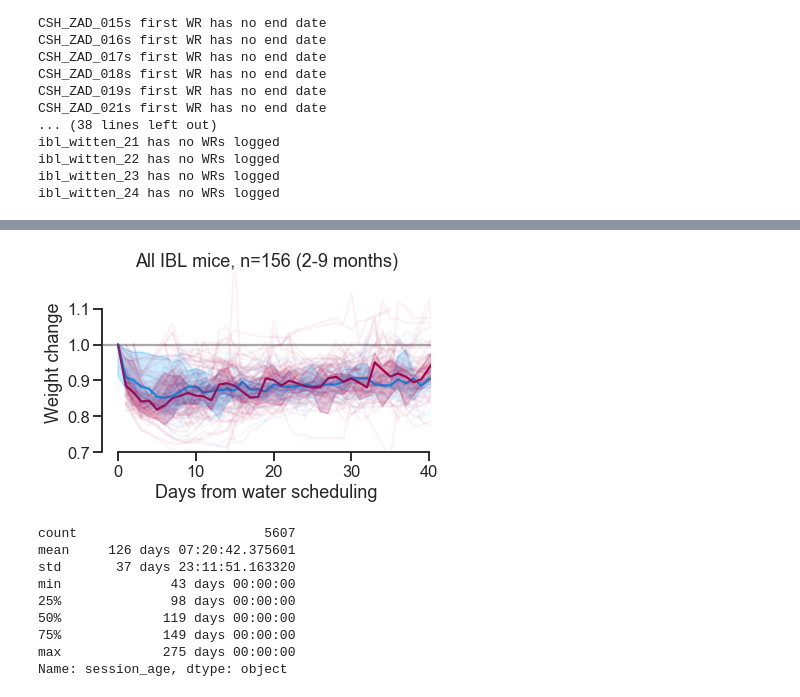
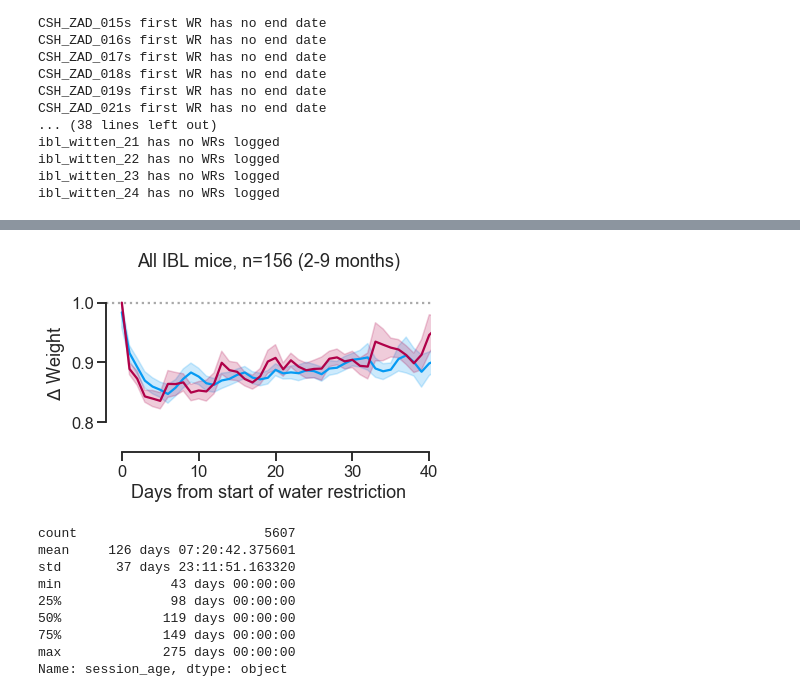
Before and after one commit to int-brain-lab/citricAcid, a Jupyter notebook: brainwidemap_mice.ipynb, the cells around one changed output, grey strips where cells are left out. Drawn from its saved outputs; the diff is of its cells as text; code cells hidden in the pictures.

```diff
--- a/brainwidemap_mice.ipynb
+++ b/brainwidemap_mice.ipynb
@@ -142,33 +150,33 @@ df.session_age.describe()
 # %%
 ## NOW PLOT
 
 condition_order = [ "restr", "CA"]
 palette = sns.xkcd_palette(['azure', 'raspberry'])
 f, ax = plt.subplots(ncols=1, nrows=1, figsize=[6, 4])
 
 # df_group = df.groupby(['lab_name', 'day_restr', 'weekend_water_regime'])['avg_weight'].mean().reset_index()
 # sns.lineplot(data=df_group, x='day_restr', y='avg_weight', hue='weekend_water_regime',
 #                  palette=palette, hue_order=condition_order, ax=ax[0], legend=False)
 # ax[0].set_xlim([-2, 40])
 
 df_group = df.groupby(['lab_name', 'day_restr', 'weekend_water_regime'])['norm_weight'].mean().reset_index()
-sns.lineplot(data=df_group, x='day_restr', y='norm_weight', hue='weekend_water_regime',
-                 palette=palette, hue_order=condition_order, ax=ax, legend=False,
-                err_style='band', estimator=np.median)
 sns.lineplot(data=df, x='day_restr', y='norm_weight', hue='weekend_water_regime',
                  palette=palette, hue_order=condition_order, ax=ax, legend=False,
-                estimator=None, units='subject_nickname', alpha=0.05)
+                err_style='band')
+# sns.lineplot(data=df, x='day_restr', y='norm_weight', hue='weekend_water_regime',
+#                  palette=palette, hue_order=condition_order, ax=ax, legend=False,
+#                 estimator=None, units='subject_nickname', alpha=0.05)
 ax.set_xlim([-2, 40.2])
-ax.set_ylim([0.7, 1.2])
-ax.axhline(y=1, color='darkgrey', zorder=-100)
+ax.set_ylim([0.75, 1.05])
+ax.axhline(y=1, color='darkgrey', linestyle=':', zorder=-100)
 ax.set_title('All IBL mice, n=%d (2-9 months)'%df.subject_uuid.nunique())
-ax.set(xlabel='Days from water scheduling', ylabel='Weight change')
+ax.set(xlabel='Days from start of water restriction', ylabel="$\Delta$ Weight")
 
 sns.despine(trim=True)
 f.tight_layout()
 f.savefig(os.path.join(figpath, "ibl_weightcurves.pdf"))
 # %% [output]
-[figure, old version]
+[figure, new version]
 # %%
 df.session_age.describe()
 # %% [output]
```
Also changed, not shown: parts of 7 cells of this notebook, 1 other file.
